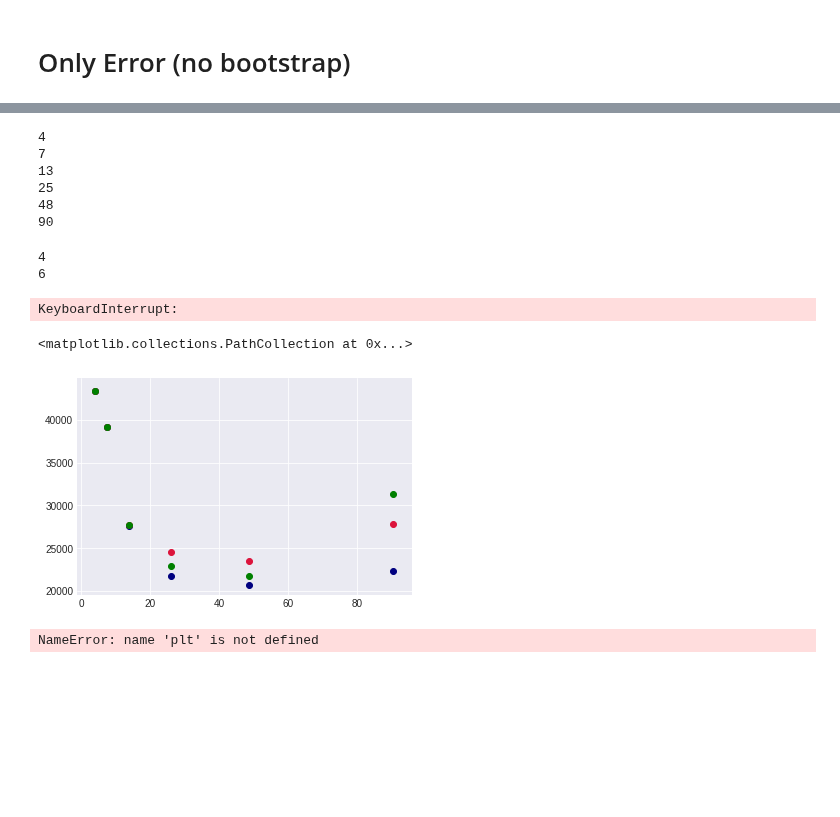
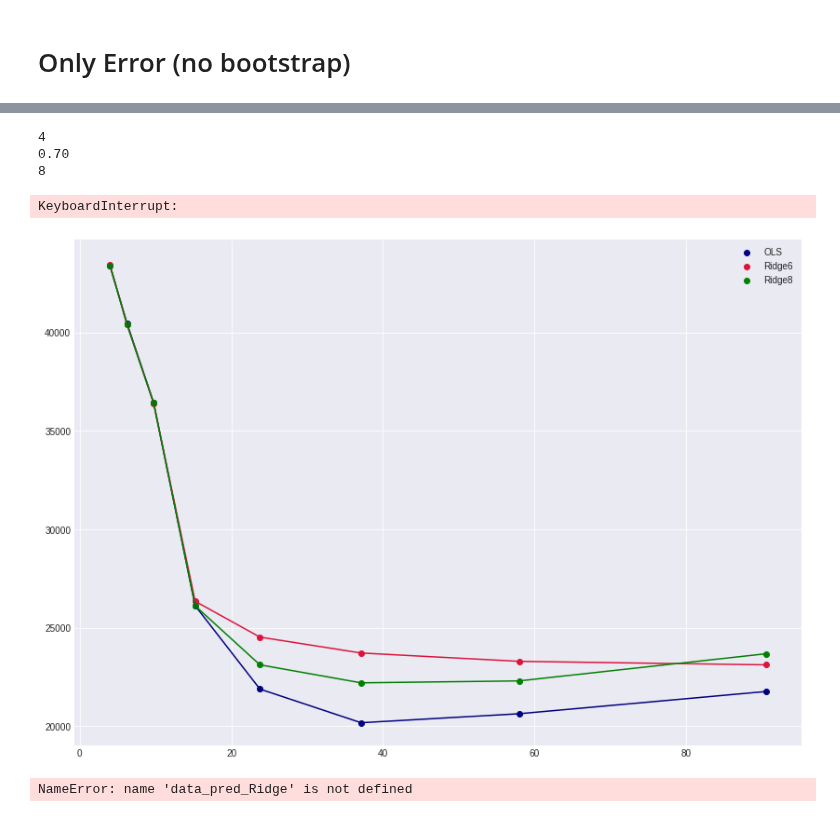
Before and after one commit to asdfbat/FYS-STK4155, a Jupyter notebook: Project1/src/BiasVarianceTradeoff.ipynb, the cells around one changed output, grey strips where cells are left out. Cells and saved outputs as stored; diff of their text form; code cells hidden in the pictures; blank space fills up the shorter version.

```diff
--- a/Project1/src/BiasVarianceTradeoff.ipynb
+++ b/Project1/src/BiasVarianceTradeoff.ipynb
@@ -97,13 +106,18 @@ plt.plot(poly_orders_Lasso, var_list_Lasso)
 # Only Error (no bootstrap)
 # %%
 err_list_OLS = []
+times_OLS = []
 
-poly_orders = 2**np.linspace(2, 6.5, 6)
+#poly_orders = 2**np.linspace(2, 6.5, 8)
+poly_orders = np.linspace(2, 128, 20)
 
 for i in range(len(poly_orders)):
     poly_order = int(poly_orders[i])
     print(poly_order)
+    t0 = time.time()
     data_pred_OLS = reg.solveKFold(poly_order=poly_order, K=5, solver="OLS")
+    print(f"{time.time() - t0:.2f}")
+    times_OLS.append(time.time() - t0)
     err_list_OLS.append(MSE(reg.f, data_pred_OLS))
 # %% [output]
 4
@@ -114,0 +139,3 @@ for i in range(len(poly_orders)):
+# %%
+np.save("../data/err_OLS.npy", err_list_OLS)
+err_list_OLS = np.load("../data/err_OLS.npy")
@@ -115 +161,4 @@ for i in range(len(poly_orders)):
+# %%
+np.save("../data/err_Ridge6.npy", err_list_Ridge6)
+err_list_Ridge6 = np.load("../data/err_Ridge6.npy")
 # %%
@@ -129,30 +180,23 @@ for i in range(len(poly_orders)):
 90
+# %%
+np.save("../data/err_Ridge8.npy", err_list_Ridge8)
+err_list_Ridge8 = np.load("../data/err_Ridge8.npy")
 # %%
-err_list_Ridge10 = []
+err_list_Lasso = []
+times_Lasso4 = []
 
-for i in range(len(poly_orders)):
-    poly_order = int(poly_orders[i])
+poly_orders_Lasso = 2**np.linspace(2, 3, 2)
+
+for i in range(len(poly_orders_Lasso)):
+    poly_order = int(poly_orders_Lasso[i])
     print(poly_order)
-    data_pred_Ridge = reg.solveKFold(poly_order=poly_order, K=5, solver="Ridge", lamda=1e-8)
-    err_list_Ridge10.append(MSE(reg.f, data_pred_Ridge))
+    t0 = time.time()
+    data_pred_Lasso = reg.solveKFold(poly_order=poly_order, K=5, solver="Lasso", lamda=1e-4, tol=1e-3, max_iter=1e8)
+    print(f"{time.time() - t0:.2f}")
+    times_Lasso4.append(time.time() - t0:.2f)
+    err_list_Lasso.append(MSE(reg.f, data_pred_Lasso))
 # %% [output]
 4
-7
-13
-25
-48
-90
+0.70
+8
+KeyboardInterrupt:
-# %%
-err_list_Lasso = []
-
-poly_orders_Lasso = 2**np.arange(2, 5, 1)
-
-for i in range(len(poly_orders_Lasso)):
-    poly_order = int(poly_orders_Lasso[i])
-    print(poly_order)
-    data_pred_Lasso = reg.solveKFold(poly_order=poly_order, K=5, solver="Lasso", lamda=1e-4, tol=1e-3, max_iter=1e8)
-    err_list_Lasso.append(MSE(reg.f, data_pred_Lasso))
-# %% [output]
-4
-6
-KeyboardInterrupt:
@@ -159,15 +206,20 @@ KeyboardInterrupt:
 # %%
+plt.figure(figsize = (14,10))
 plt.scatter(poly_orders, err_list_OLS, color="navy", label="OLS")
-plt.scatter(poly_orders, err_list_Ridge, color="crimson", label="Ridge")
-plt.scatter(poly_orders, err_list_Ridge10, color="green")
-#plt.scatter(poly_orders_Lasso, err_list_Lasso)
+plt.plot(poly_orders, err_list_OLS, color="navy")
+plt.scatter(poly_orders, err_list_Ridge6, color="crimson", label="Ridge6")
+plt.plot(poly_orders, err_list_Ridge6, color="crimson")
+plt.scatter(poly_orders, err_list_Ridge8, color="green", label="Ridge8")
+plt.plot(poly_orders, err_list_Ridge8, color="green")
+#plt.scatter(poly_orders_Lasso, err_list_Lasso, color="yellow", label="Lasso4")
+#plt.plot(poly_orders_Lasso, err_list_Lasso, color="yellow")
+plt.legend();
 # %% [output]
-<matplotlib.collections.PathCollection at 0x...>
-[figure, old version]
+[figure, new version]
 # %%
-plt.imshow(data_pred_Ridge)
+plt.imshow(data_pred_Ridge6)
 # %% [output]
-NameError: name 'plt' is not defined
+NameError: name 'data_pred_Ridge' is not defined
 # %%
 plt.imshow(data_pred_OLS)
 # %%
```
Also changed, not shown: parts of 18 cells of this notebook.
